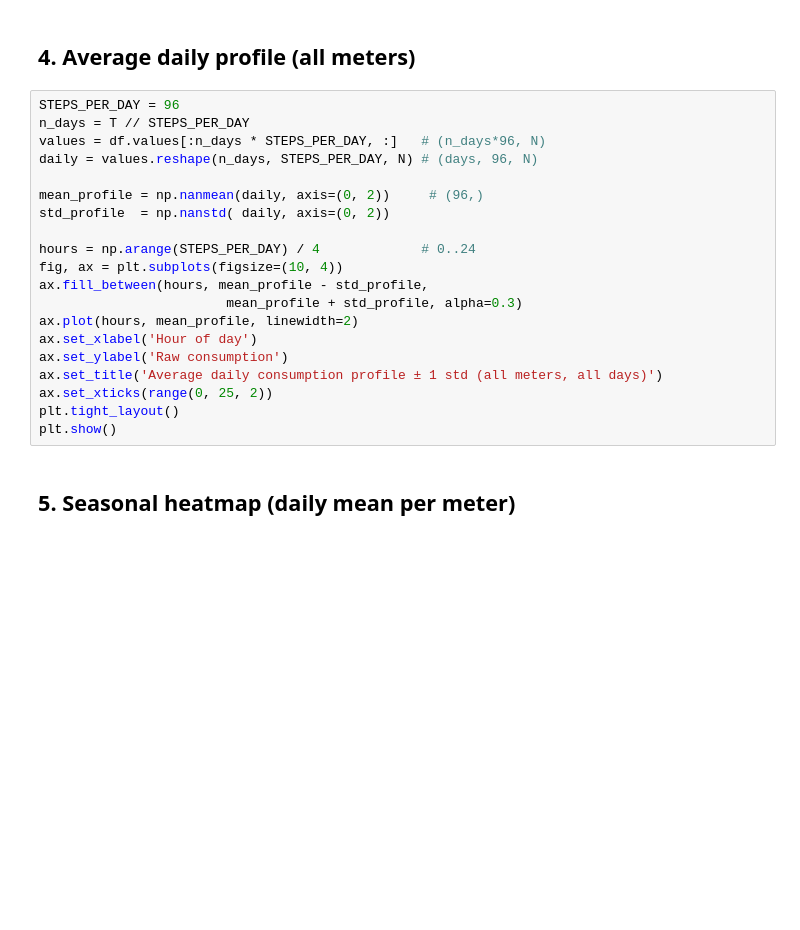
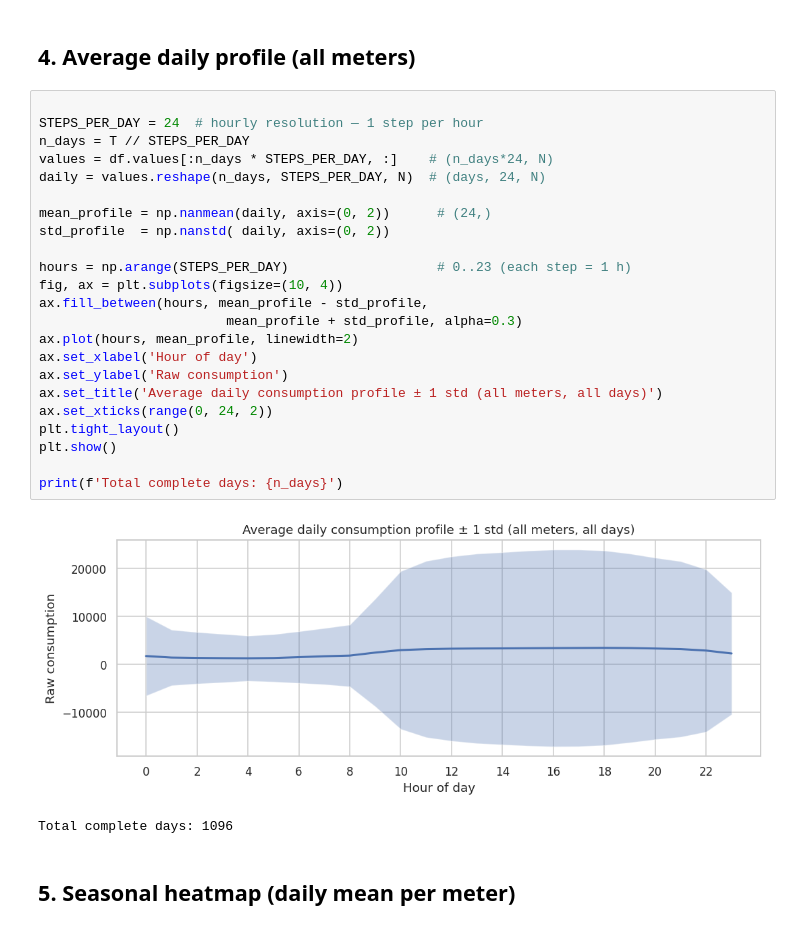
Before and after one commit to ncapac/tesina, a Jupyter notebook: notebooks/01_eda.ipynb, the cells around one changed output. Cells and saved outputs as stored; diff of their text form; blank space fills up the shorter version.

```diff
--- a/notebooks/01_eda.ipynb
+++ b/notebooks/01_eda.ipynb
@@ -70,24 +140,30 @@ plt.show()
 # %% [markdown]
 ## 4. Average daily profile (all meters)
 # %%
-STEPS_PER_DAY = 96
+
+STEPS_PER_DAY = 24  # hourly resolution — 1 step per hour
 n_days = T // STEPS_PER_DAY
-values = df.values[:n_days * STEPS_PER_DAY, :]   # (n_days*96, N)
-daily = values.reshape(n_days, STEPS_PER_DAY, N) # (days, 96, N)
+values = df.values[:n_days * STEPS_PER_DAY, :]    # (n_days*24, N)
+daily = values.reshape(n_days, STEPS_PER_DAY, N)  # (days, 24, N)
 
-mean_profile = np.nanmean(daily, axis=(0, 2))     # (96,)
+mean_profile = np.nanmean(daily, axis=(0, 2))      # (24,)
 std_profile  = np.nanstd( daily, axis=(0, 2))
 
-hours = np.arange(STEPS_PER_DAY) / 4             # 0..24
+hours = np.arange(STEPS_PER_DAY)                   # 0..23 (each step = 1 h)
 fig, ax = plt.subplots(figsize=(10, 4))
 ax.fill_between(hours, mean_profile - std_profile,
                         mean_profile + std_profile, alpha=0.3)
 ax.plot(hours, mean_profile, linewidth=2)
 ax.set_xlabel('Hour of day')
 ax.set_ylabel('Raw consumption')
 ax.set_title('Average daily consumption profile ± 1 std (all meters, all days)')
-ax.set_xticks(range(0, 25, 2))
+ax.set_xticks(range(0, 24, 2))
 plt.tight_layout()
 plt.show()
+
+print(f'Total complete days: {n_days}')
+# %% [output]
+[figure, added]
+Total complete days: 1096
 # %% [markdown]
 ## 5. Seasonal heatmap (daily mean per meter)
```
Also changed, not shown: parts of 11 cells of this notebook, 15 other files.
